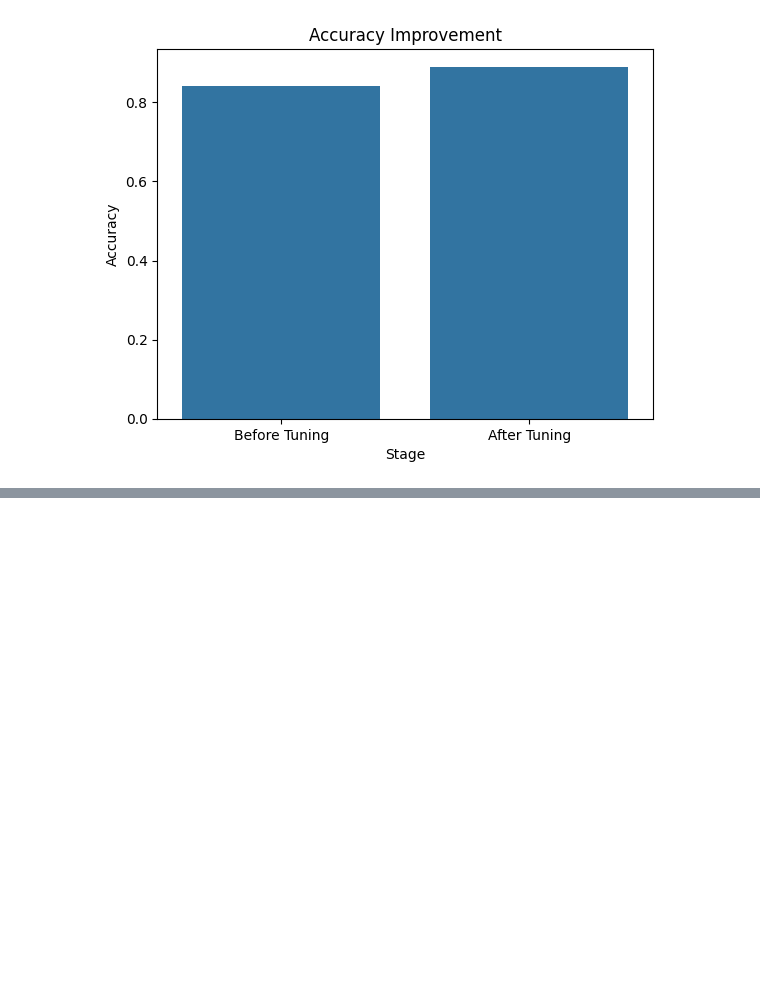
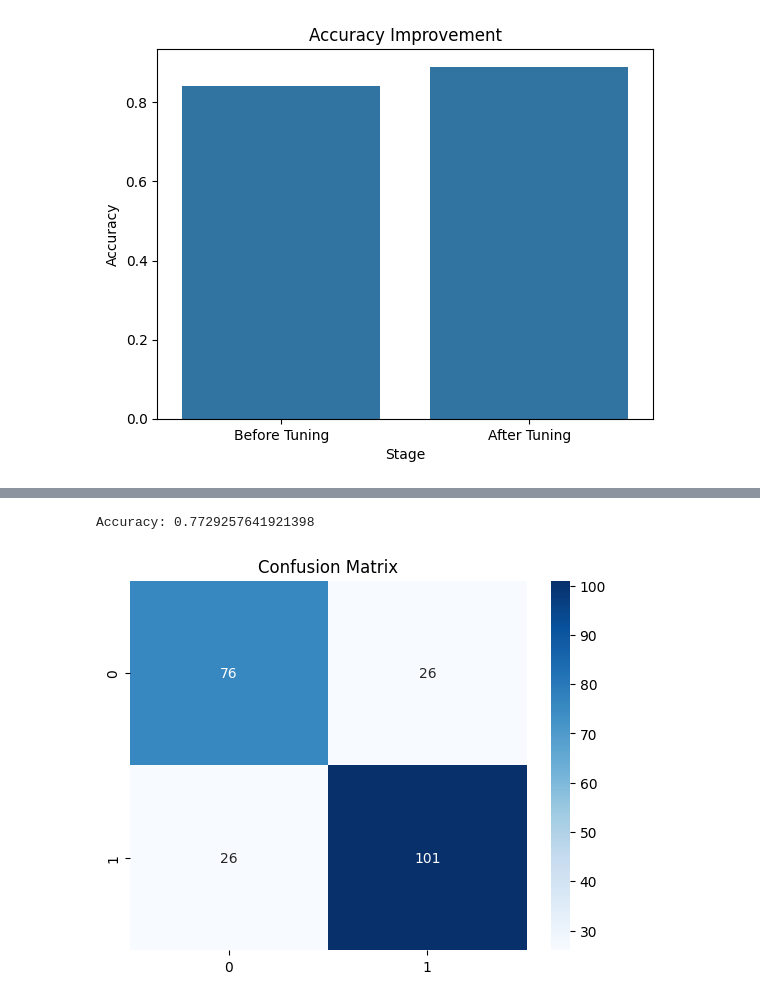
Before and after one commit to Dhyan-Shah/Sparks_AI_ML_Internship, a Jupyter notebook: ML/Practice/ML_Test.ipynb, the cells around one changed output, grey strips where cells are left out. Cells and saved outputs as stored; diff of their text form; code cells hidden in the pictures; blank space fills up the shorter version.

```diff
--- a/ML/Practice/ML_Test.ipynb
+++ b/ML/Practice/ML_Test.ipynb
@@ -3615,0 +3877,25 @@ plt.show()
+# %%
+X_train,X_test,y_train,y_test=train_test_split(
+    X,y,test_size=0.2,random_state=42
+)
+# %%
+pipeline = Pipeline([
+
+    ("scaler", StandardScaler()),
+
+    ("feature_selection",
+        SelectKBest(
+            score_func=f_classif,
+            k=5
+        )
+    ),
+
+    ("classifier",
+        RandomForestClassifier(
+            n_estimators=100,
+            random_state=42
+        )
+    )
+])
+# %%
+pipeline.fit(X_train, y_train)
@@ -3615,0 +3906,4 @@ plt.show()
+# %%
+y_pred = pipeline.predict(X_test)
+
+print(y_pred)
@@ -3615,0 +3918,28 @@ plt.show()
+# %%
+print(
+    "Accuracy:",
+    metrics.accuracy_score(
+        y_test,
+        y_pred
+    )
+)
+# %% [output]
+Accuracy: 0.7729257641921398
+# %%
+cm = metrics.confusion_matrix(
+    y_test,
+    y_pred
+)
+
+sns.heatmap(
+    cm,
+    annot=True,
+    fmt='d',
+    cmap='Blues'
+)
+
+plt.title("Confusion Matrix")
+
+plt.show()
+# %% [output]
+[figure, added]
```
Also changed, not shown: parts of 42 cells of this notebook.
